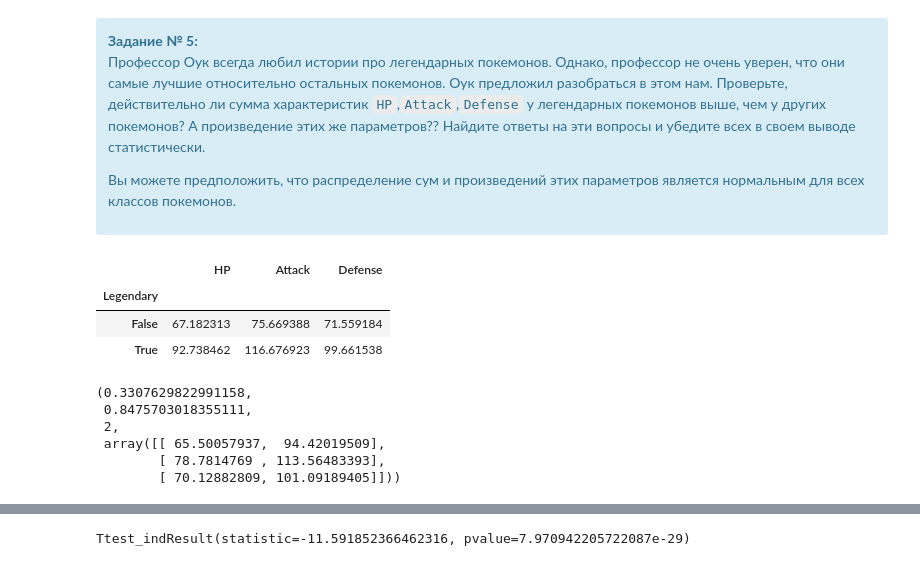
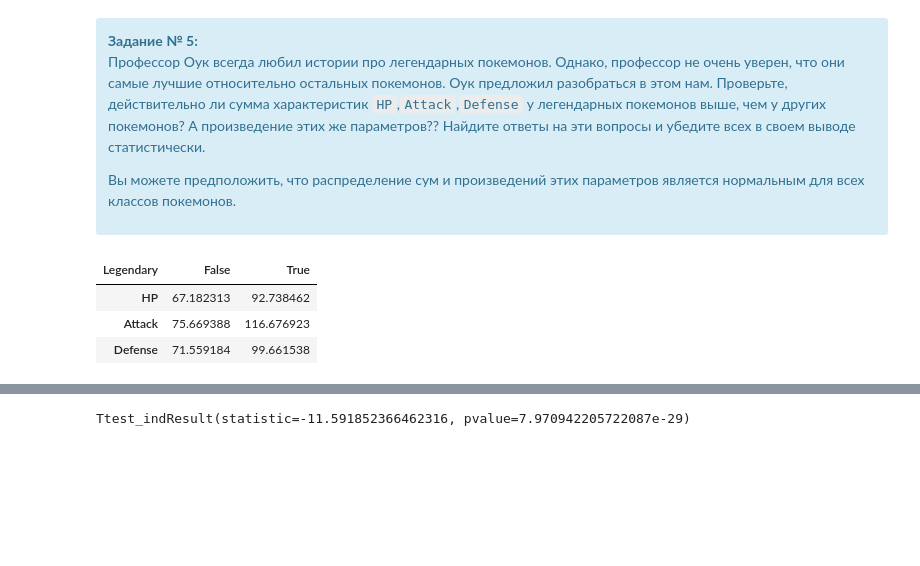
Before and after one commit to RustamFaskhutdinov/PYDP20, a Jupyter notebook: HW/AB_testing/Analysis_of_Variance.ipynb, the cells around one changed output, grey strips where cells are left out. Cells and saved outputs as stored; diff of their text form; code cells hidden in the pictures; blank space fills up the shorter version.

```diff
--- a/HW/AB_testing/Analysis_of_Variance.ipynb
+++ b/HW/AB_testing/Analysis_of_Variance.ipynb
@@ -505,19 +502,10 @@ Text(0.5, 1.0, 'Speed density distribution by class')
 # %%
 gblegend = pokemon[['HP', 'Attack', 'Defense', 'Legendary']].groupby('Legendary')
 m = gblegend.sum() / gblegend.count()
-m
+m.T
 # %% [output]
-|  | HP | Attack | Defense |
-| Legendary |  |  |  |
-| False | 67.182313 | 75.669388 | 71.559184 |
-| True | 92.738462 | 116.676923 | 99.661538 |
+| Legendary | False | True |
+| HP | 67.182313 | 92.738462 |
+| Attack | 75.669388 | 116.676923 |
+| Defense | 71.559184 | 99.661538 |
-# %%
-stats.chi2_contingency(m.T)
-# %% [output]
-(0.3307629822991158,
- 0.8475703018355111,
- 2,
- array([[ 65.50057937,  94.42019509],
-        [ 78.7814769 , 113.56483393],
-        [ 70.12882809, 101.09189405]]))
 # %%
```
Also changed, not shown: parts of 41 cells of this notebook.
